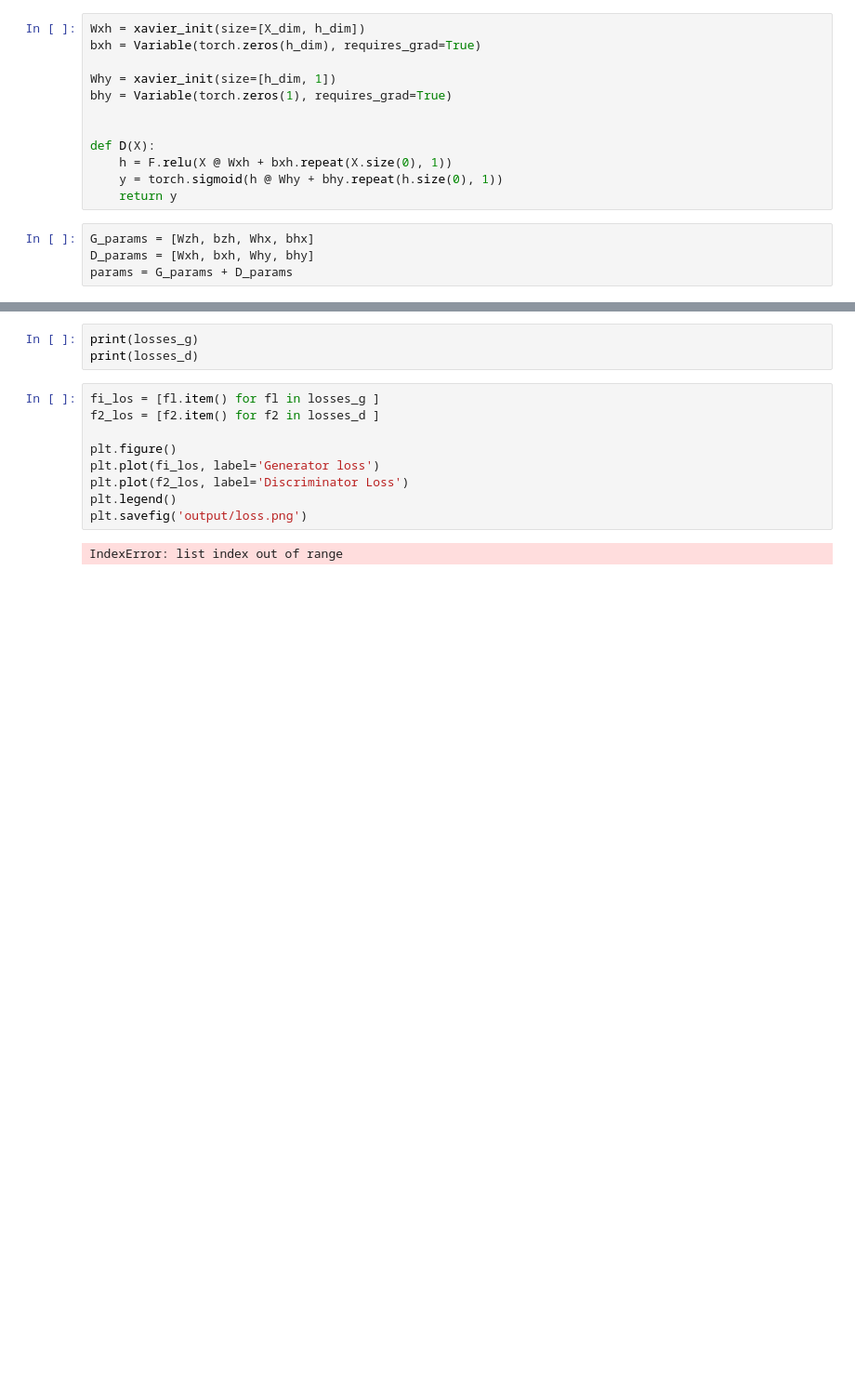
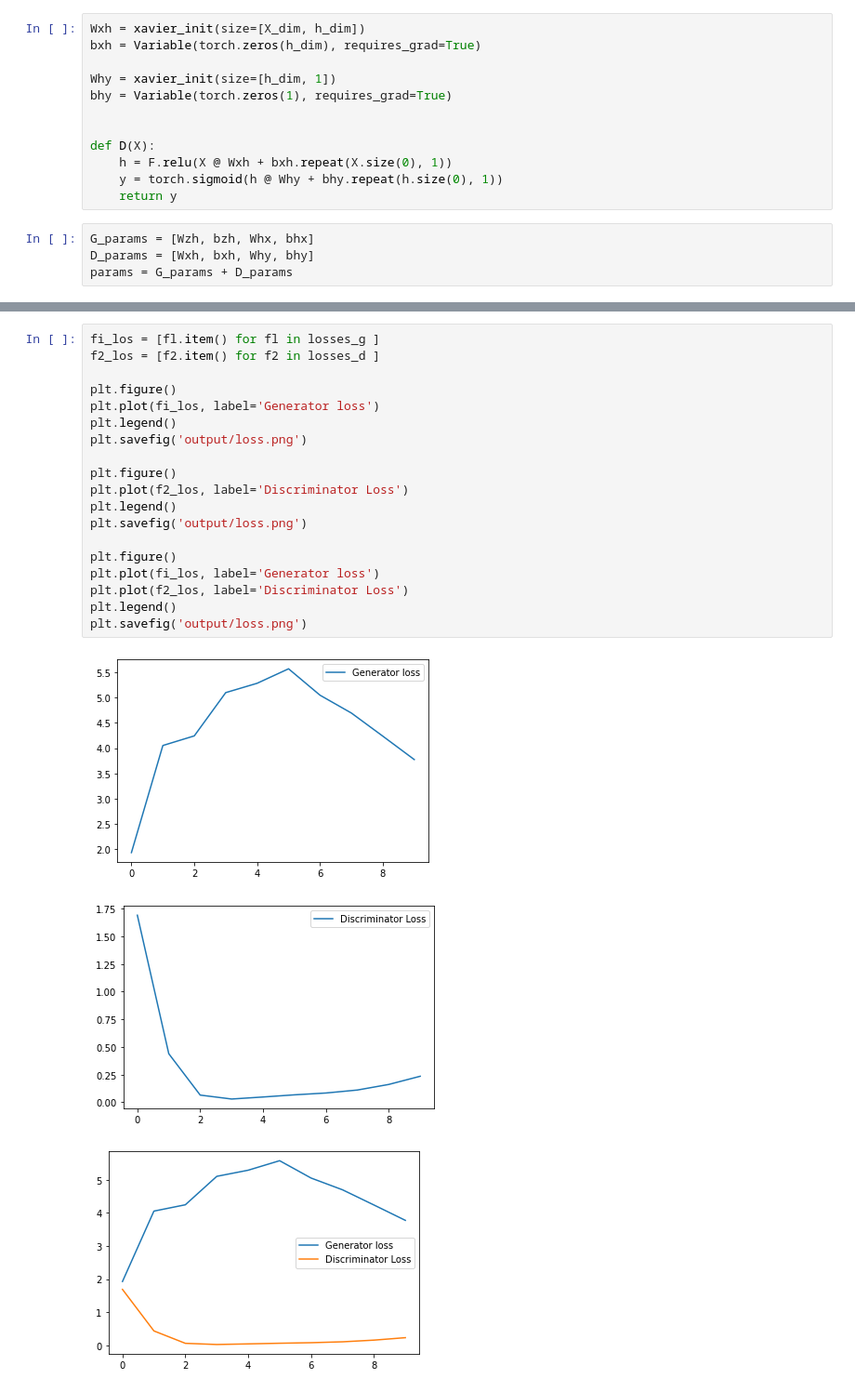
Before and after one commit to oliolo/D7047E-Advanced-DL, a Jupyter notebook: Labs/Lab-5/Task1-part1-20k.ipynb, the cells around one changed output, grey strips where cells are left out. Shown at 93% size. Cells and saved outputs as stored; diff of their text form; blank space fills up the shorter version.

```diff
--- a/Labs/Lab-5/Task1-part1-20k.ipynb
+++ b/Labs/Lab-5/Task1-part1-20k.ipynb
@@ -200,14 +200,23 @@ Iter-20; D_loss: 0.0208069309592247; G_loss: 6.40725660324096702
-# %%
-print(losses_g)
-print(losses_d)
 # %%
 fi_los = [fl.item() for fl in losses_g ]
 f2_los = [f2.item() for f2 in losses_d ]
 
 plt.figure()
 plt.plot(fi_los, label='Generator loss')
+plt.legend()
+plt.savefig('output/loss.png')
+
+plt.figure()
 plt.plot(f2_los, label='Discriminator Loss')
 plt.legend()
 plt.savefig('output/loss.png')
+
+plt.figure()
+plt.plot(fi_los, label='Generator loss')
+plt.plot(f2_los, label='Discriminator Loss')
+plt.legend()
+plt.savefig('output/loss.png')
 # %% [output]
-IndexError: list index out of range
+[figure, added]
+[figure, added]
+[figure, added]
```
Also changed, not shown: parts of 1 cell of this notebook, 3 other files.
